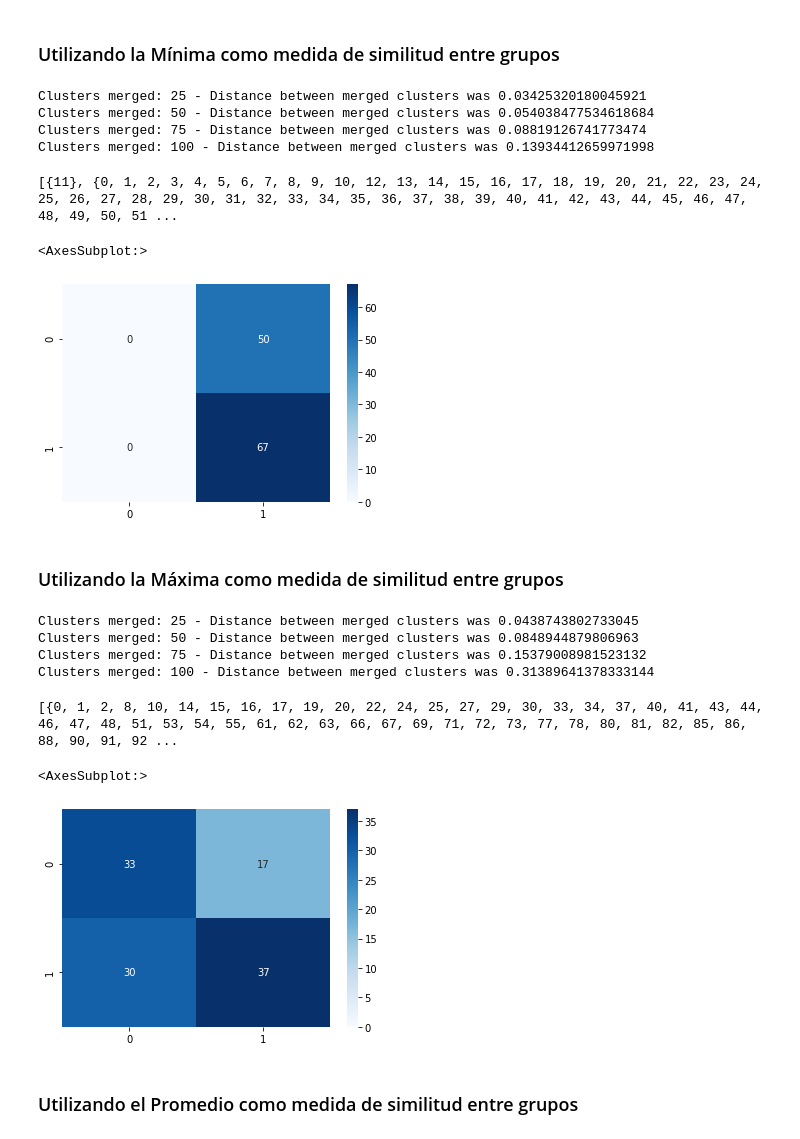
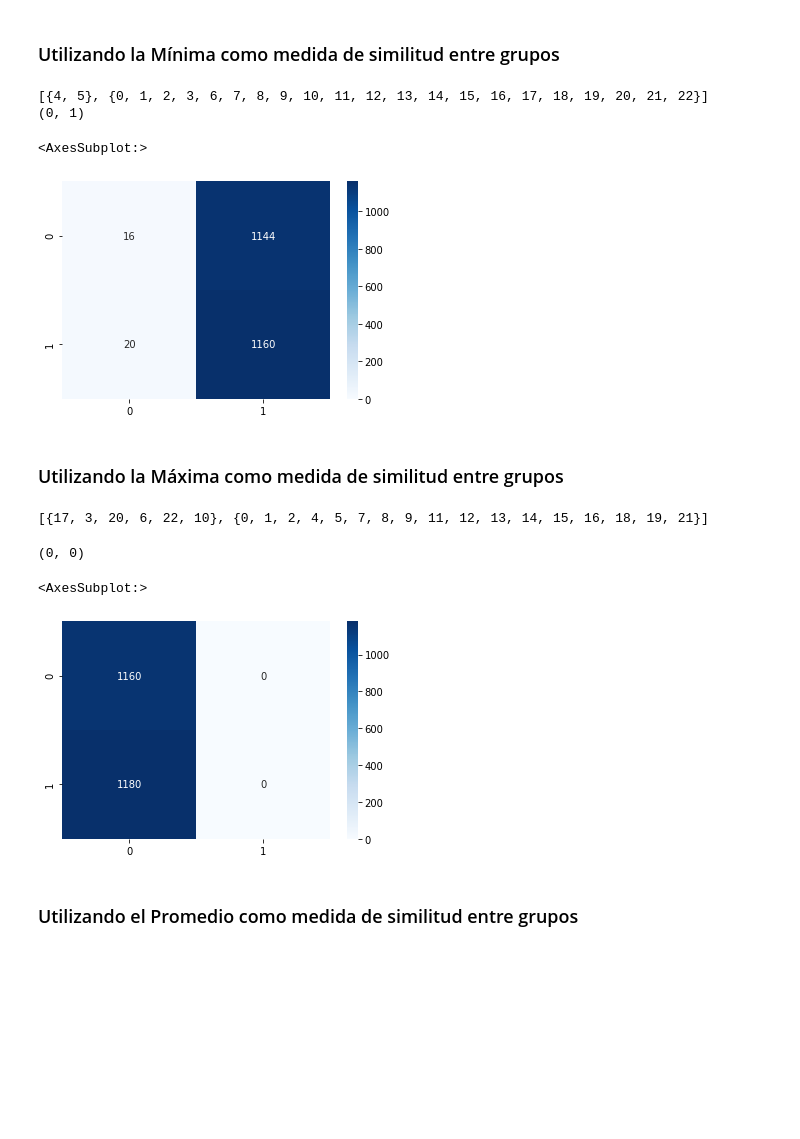
Before and after one commit to FelipeGorostiaga/MachineLearning, a Jupyter notebook: src/tp4/tp4.ipynb, the cells around one changed output. Cells and saved outputs as stored; diff of their text form; code cells hidden in the pictures; blank space fills up the shorter version.

```diff
--- a/src/tp4/tp4.ipynb
+++ b/src/tp4/tp4.ipynb
@@ -333,13 +343,2 @@ def classify_clusters(clusters):
 # %% [markdown]
 ### Utilizando la Mínima como medida de similitud entre grupos
-# %%
-clusters_min_dist = hierarchical_clustering("min", 2)
-# %% [output]
-Clusters merged: 25 - Distance between merged clusters was 0.03425320180045921
-Clusters merged: 50 - Distance between merged clusters was 0.054038477534618684
-Clusters merged: 75 - Distance between merged clusters was 0.08819126741773474
-Clusters merged: 100 - Distance between merged clusters was 0.13934412659971998
-# %%
-print(clusters_min_dist[-1])
-# %% [output]
-[{11}, {0, 1, 2, 3, 4, 5, 6, 7, 8, 9, 10, 12, 13, 14, 15, 16, 17, 18, 19, 20, 21, 22, 23, 24, 25, 26, 27, 28, 29, 30, 31, 32, 33, 34, 35, 36, 37, 38, 39, 40, 41, 42, 43, 44, 45, 46, 47, 48, 49, 50, 51 ...
@@ -348,4 +345,25 @@ min_cluster_classes = classify_clusters(clusters_min_dist[-1])
+# %%
+max_iter = 1000
+iters = 0
+clusters_min_dist = None
+min_cluster_classes = None
+# len(clusters_min_dist[-1][0]) < 10 or len(clusters_min_dist[-1][1]) < 10 or
+while clusters_min_dist is None or min_cluster_classes is None or (min_cluster_classes[0] == min_cluster_classes[1]) and iters < max_iter:
+    train_hc, test_hc = train_test_split(df, train_size=0.01, test_size=0.5)
+    normalized_train_df = normalize_df(train_hc)
+    distance_matrix = get_distance_matrix(normalized_train_df)
+    clusters_min_dist = hierarchical_clustering(normalized_train_df, "min", 2, distance_matrix)
+    min_cluster_classes = classify_clusters(train_hc, clusters_min_dist[-1])
+    iters += 1
+print(clusters_min_dist[-1])
+print(min_cluster_classes)
+# %% [output]
+[{4, 5}, {0, 1, 2, 3, 6, 7, 8, 9, 10, 11, 12, 13, 14, 15, 16, 17, 18, 19, 20, 21, 22}]
+(0, 1)
 # %%
+normalized_test_df = normalize_df(test_hc)
+clusters_centroids = get_clusters_centroids(normalized_train_df, clusters_min_dist[-1])
+
 # Armado de matriz de confusión (filas: valores reales; columnas: valores predictivos)
 confusion_matrix = { 0: {}, 1: {} }
 columns = []
@@ -354,9 +372,10 @@ for key in confusion_matrix.keys():
     confusion_matrix[key] = { 0: 0, 1: 0 }
 
 for clase, cluster in zip(min_cluster_classes, clusters_min_dist[-1]):
-    for index in cluster:
-        real_class = normalized_df[result_column].iloc[index]
-        confusion_matrix[real_class][clase] += 1
+    for _, test_row in normalized_test_df.iterrows():
+        real_class = test_row[result_column]
+        predicted_class = classify_with_centroids(clusters_centroids, min_cluster_classes, test_row[numeric_columns])
+        confusion_matrix[real_class][predicted_class] += 1
 
 confusion_df = { key : list(confusion_matrix[key].values()) for key in confusion_matrix.keys() }
 confusion_df = pd.DataFrame.from_dict(confusion_df, orient='index', columns=columns)
@@ -364,42 +383,40 @@ confusion_df = pd.DataFrame.from_dict(confusion_df, orient='index', columns=colu
 sns.heatmap(confusion_df, annot=True, cmap='Blues', fmt='g', vmin=0)
 # %% [output]
 <AxesSubplot:>
-[figure, old version]
+[figure, new version]
 # %% [markdown]
 ### Utilizando la Máxima como medida de similitud entre grupos
 # %%
-clusters_max_dist = hierarchical_clustering("max", 2)
+clusters_max_dist = hierarchical_clustering(normalized_train_df, "max", 2, distance_matrix)
+print(clusters_max_dist[-1])
 # %% [output]
-Clusters merged: 25 - Distance between merged clusters was 0.0438743802733045
-Clusters merged: 50 - Distance between merged clusters was 0.0848944879806963
-Clusters merged: 75 - Distance between merged clusters was 0.15379008981523132
-Clusters merged: 100 - Distance between merged clusters was 0.31389641378333144
+[{17, 3, 20, 6, 22, 10}, {0, 1, 2, 4, 5, 7, 8, 9, 11, 12, 13, 14, 15, 16, 18, 19, 21}]
-# %%
-print(clusters_max_dist[-1])
-# %% [output]
-[{0, 1, 2, 8, 10, 14, 15, 16, 17, 19, 20, 22, 24, 25, 27, 29, 30, 33, 34, 37, 40, 41, 43, 44, 46, 47, 48, 51, 53, 54, 55, 61, 62, 63, 66, 67, 69, 71, 72, 73, 77, 78, 80, 81, 82, 85, 86, 88, 90, 91, 92 ...
 # %%
-max_cluster_classes = classify_clusters(clusters_max_dist[-1])
+max_cluster_classes = classify_clusters(test_hc, clusters_max_dist[-1])
+print(max_cluster_classes)
+# %% [output]
+(0, 0)
 # %%
 # Armado de matriz de confusión (filas: valores reales; columnas: valores predictivos)
 confusion_matrix = { 0: {}, 1: {} }
 columns = []
 for key in confusion_matrix.keys():
     columns.append(key)
     confusion_matrix[key] = { 0: 0, 1: 0 }
 
 for clase, cluster in zip(max_cluster_classes, clusters_max_dist[-1]):
-    for index in cluster:
-        real_class = normalized_df[result_column].iloc[index]
-        confusion_matrix[real_class][clase] += 1
+    for _, test_row in normalized_test_df.iterrows():
+        real_class = test_row[result_column]
+        predicted_class = classify_with_centroids(clusters_centroids, max_cluster_classes, test_row[numeric_columns])
+        confusion_matrix[real_class][predicted_class] += 1
 
 confusion_df = { key : list(confusion_matrix[key].values()) for key in confusion_matrix.keys() }
 confusion_df = pd.DataFrame.from_dict(confusion_df, orient='index', columns=columns)
 
 sns.heatmap(confusion_df, annot=True, cmap='Blues', fmt='g', vmin=0)
 # %% [output]
 <AxesSubplot:>
-[figure, old version]
+[figure, new version]
 # %% [markdown]
 ### Utilizando el Promedio como medida de similitud entre grupos
 # %%
```
Also changed, not shown: parts of 19 cells of this notebook.
